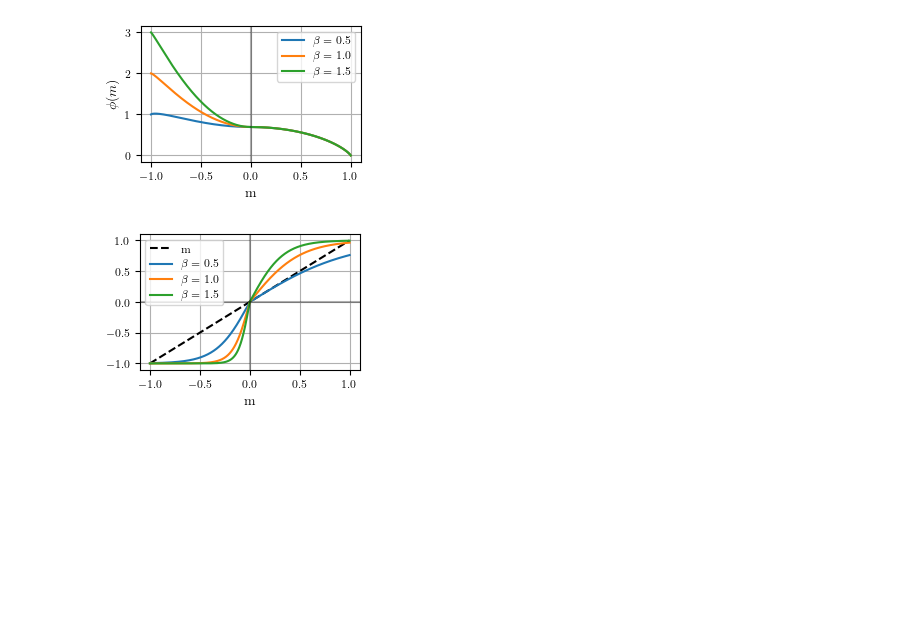
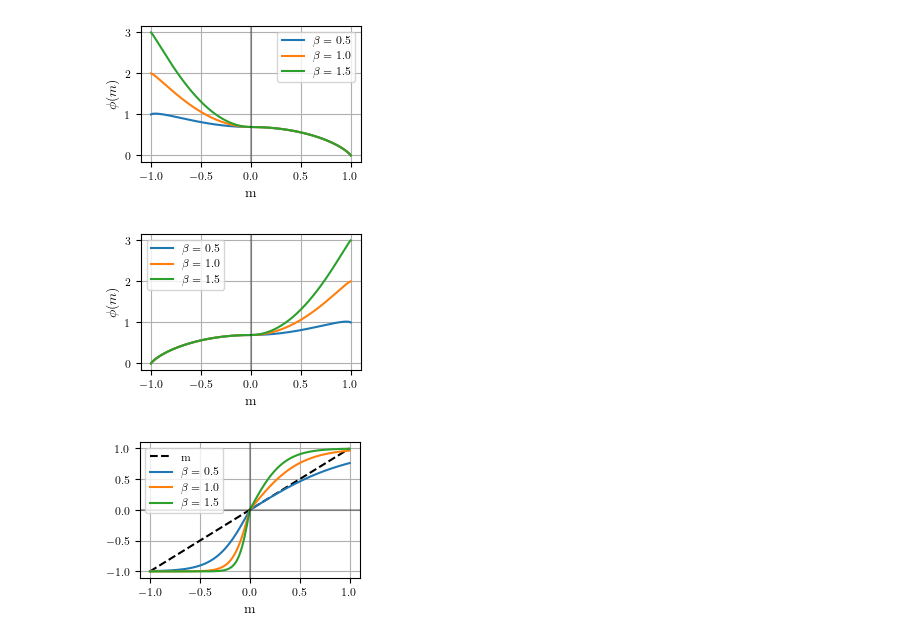
Before and after one commit to eghirardo/ising-markets, a Jupyter notebook: Code/analytical_solution.ipynb, the cells around one changed output. Saved outputs shown, nothing was run; the diff lists cells and outputs as text; code cells hidden in the pictures; blank space fills up the shorter version.

Commit message:
create plots for negative alpha

```diff
--- a/Code/analytical_solution.ipynb
+++ b/Code/analytical_solution.ipynb
@@ -312,6 +312,34 @@ plt.savefig(os.path.join(image_path, 'bornholdt_phi.pdf'), bbox_inches='tight')
 plt.show()
 # %% [output]
 [figure]
+# %%
+beta_1 = 0.5
+beta_2 = 1.0
+beta_3 = 1.5
+J_val = 1
+alpha_val = -1
+
+eps = 1e-10
+m_vals = np.linspace(-1+eps, 1-eps, 1000)
+lam_phi = sympy.lambdify((beta, J, m, alpha), phi, 'numpy')
+
+phi_vals_1 = lam_phi(beta_1, J_val, m_vals, alpha_val)
+phi_vals_2 = lam_phi(beta_2, J_val, m_vals, alpha_val)
+phi_vals_3 = lam_phi(beta_3, J_val, m_vals, alpha_val)
+
+fig, ax = plt.subplots(1, 1, figsize=set_size(fraction=0.45))
+plt.plot(m_vals, phi_vals_1)
+plt.plot(m_vals, phi_vals_2)
+plt.plot(m_vals, phi_vals_3)
+plt.axvline(x=0, color='k', linestyle='-', alpha=0.3)
+plt.legend([r'$\beta=0.5$', r'$\beta=1.0$', r'$\beta=1.5$'])
+plt.xlabel('m')
+plt.ylabel(r'$\phi(m)$')
+plt.grid()
+plt.savefig(os.path.join(image_path, 'bornholdt_phi_negative_alpha.pdf'), bbox_inches='tight')
+plt.show()
+# %% [output]
+[figure, added]
 # %%
 beta_1 = 0.5
 beta_2 = 1.0
```
Also changed, not shown: parts of 1 cell of this notebook.
